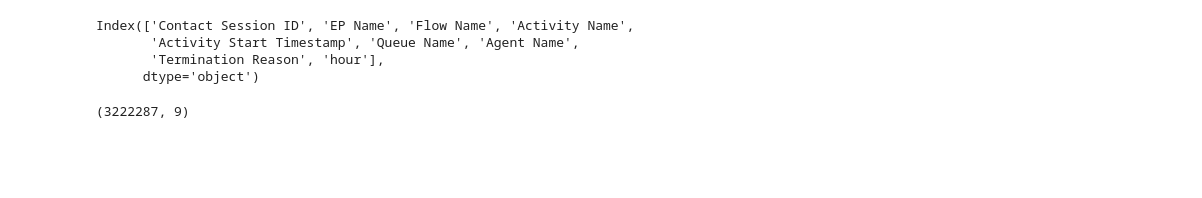
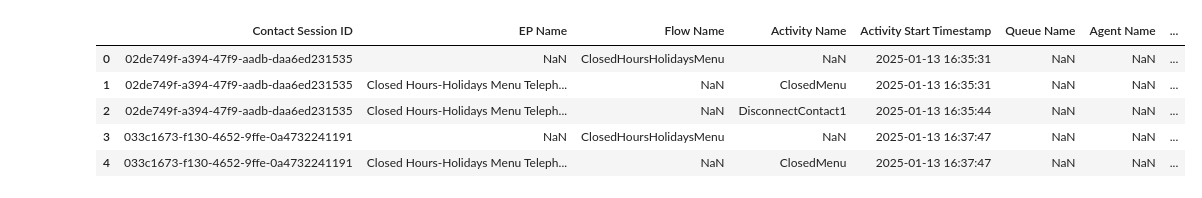
Before and after one commit to arvindkrishna87/STAT390_LegalAid_Fall2025, a Jupyter notebook: Code/Dashboard/Jake_Miller_Pres_1_code.ipynb, the cells around one changed output. Cells and saved outputs as stored; diff of their text form; code cells hidden in the pictures; blank space fills up the shorter version.

```diff
--- a/Code/Dashboard/Jake_Miller_Pres_1_code.ipynb
+++ b/Code/Dashboard/Jake_Miller_Pres_1_code.ipynb
@@ -13,16 +11,5 @@ from lifelines import KaplanMeierFitter
 # %%
 df = pd.read_csv('total_call_data.csv')
-# %%
-df.columns
-# %% [output]
-Index(['Contact Session ID', 'EP Name', 'Flow Name', 'Activity Name',
-       'Activity Start Timestamp', 'Queue Name', 'Agent Name',
-       'Termination Reason', 'hour'],
-      dtype='object')
-# %%
-df.shape
-# %% [output]
-(3222287, 9)
 # %%
 # Find indices where condition is True
 idx = df.index[df['Activity Name'] == 'ClosedMenu']
@@ -35,3 +22,12 @@ expanded_idx = expanded_idx.intersection(df.index)
 
 # Select rows
 df_main = df.loc[expanded_idx].reset_index(drop=True)
+# %%
+df_main.head()
+# %% [output]
+|  | Contact Session ID | EP Name | Flow Name | Activity Name | Activity Start Timestamp | Queue Name | Agent Name | ... |
+| 0 | 02de749f-a394-47f9-aadb-daa6ed231535 | NaN | ClosedHoursHolidaysMenu | NaN | 2025-01-13 16:35:31 | NaN | NaN | ... |
+| 1 | 02de749f-a394-47f9-aadb-daa6ed231535 | Closed Hours-Holidays Menu Teleph... | NaN | ClosedMenu | 2025-01-13 16:35:31 | NaN | NaN | ... |
+| 2 | 02de749f-a394-47f9-aadb-daa6ed231535 | Closed Hours-Holidays Menu Teleph... | NaN | DisconnectContact1 | 2025-01-13 16:35:44 | NaN | NaN | ... |
+| 3 | 033c1673-f130-4652-9ffe-0a4732241191 | NaN | ClosedHoursHolidaysMenu | NaN | 2025-01-13 16:37:47 | NaN | NaN | ... |
+| 4 | 033c1673-f130-4652-9ffe-0a4732241191 | Closed Hours-Holidays Menu Teleph... | NaN | ClosedMenu | 2025-01-13 16:37:47 | NaN | NaN | ... |
```
Also changed, not shown: parts of 14 cells of this notebook.
